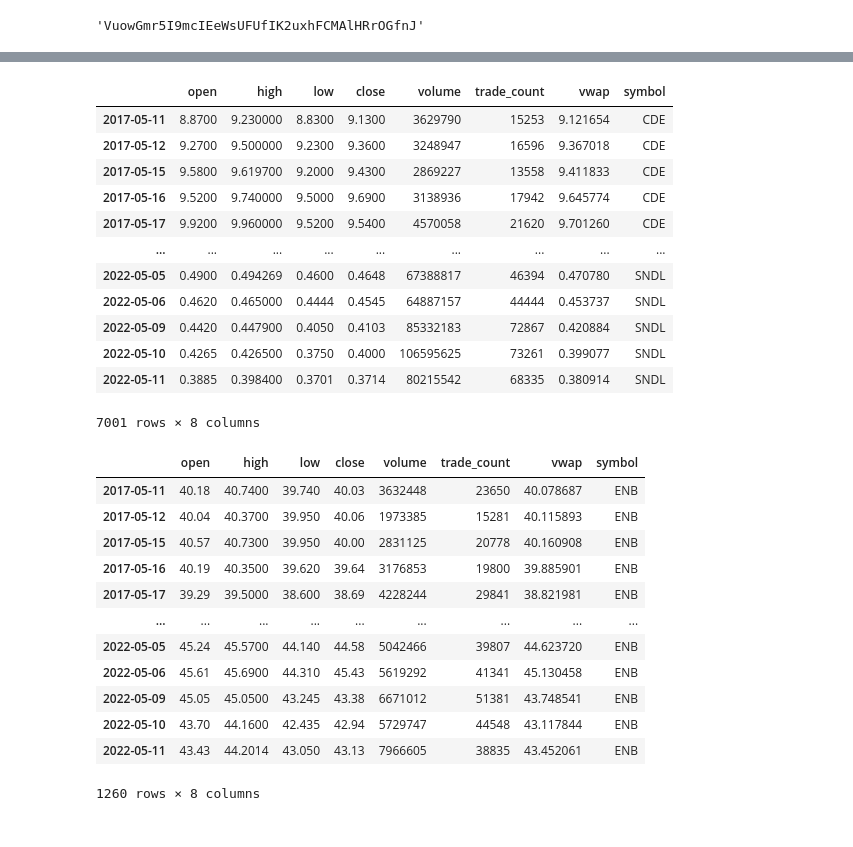
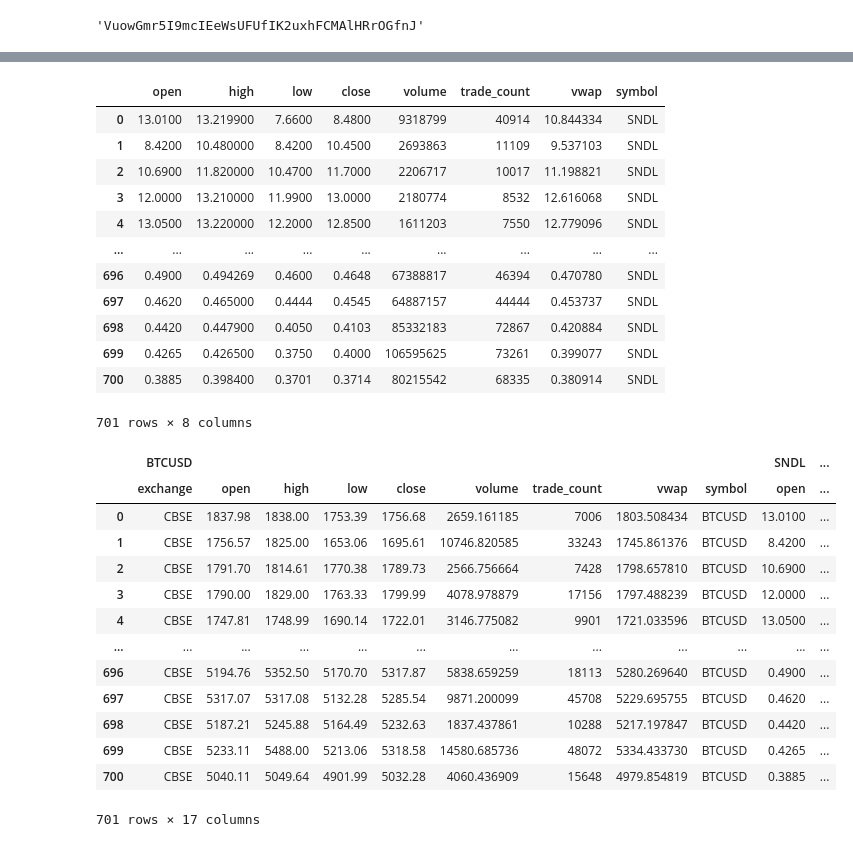
Before and after one commit to Crena94/Team-Penne, a Jupyter notebook: Analyzing_Stocks.ipynb, the cells around one changed output, grey strips where cells are left out. Cells and saved outputs as stored; diff of their text form; code cells hidden in the pictures.

```diff
--- a/Analyzing_Stocks.ipynb
+++ b/Analyzing_Stocks.ipynb
@@ -35,7 +34,7 @@ alpaca = tradeapi.REST(
 # %%
 #tickers = ["AAVEUSD", "ETHUSD"]#, "AMZN", "NFLX", "GOOG", "SPY"]
 #crypto_ticker = ["BTCUSD", "AAVEUSD", "ETHUSD", "LINKUSD", "BATUSD", "GRTUSD", "MATICUSD"]
-crypto_ticker = ["MATICUSD"]
+crypto_ticker = ["BTCUSD"]
 crypto_timeframe = "1Day"
 crypto_start_date = pd.Timestamp("2017-05-11", tz="America/New_York").isoformat()
 crypto_end_date = pd.Timestamp("2022-05-11", tz="America/New_York").isoformat()
@@ -51,7 +50,8 @@ crypto_closing_prices = alpaca.get_crypto_bars(
 #btc_closing_prices = btc_closing_prices[~btc_closing_prices.index.duplicated(keep='first')]
 
 crypto_closing_prices.index = crypto_closing_prices.index.date
+crypto_closing_prices.reset_index(inplace=True, drop=True)
 #crypto_closing_prices.index = crypto_closing_prices.index.drop_duplicates(keep='first')
-display(crypto_closing_prices.head(10))
+display(crypto_closing_prices.tail(10))
 # %% [output]
 |  | exchange | open | high | low | close | volume | trade_count | vwap | symbol |
@@ -68,5 +68,5 @@ display(crypto_closing_prices.head(10))
 # %%
-stock_ticker = ["SNDL", "CLNE", "RLGY", "CDE", "PFE", "ENB"]
+stock_ticker = ["SNDL"]#, "CLNE", "RLGY", "CDE", "PFE", "ENB"]
 stock_timeframe = "1Day"
 stock_start_date = pd.Timestamp("2017-05-11", tz="America/New_York").isoformat()
 stock_end_date = pd.Timestamp("2022-05-11", tz="America/New_York").isoformat()
@@ -79,35 +79,38 @@ initial_closing_prices = alpaca.get_bars(
 ).df
 
 initial_closing_prices.index = initial_closing_prices.index.date
+initial_closing_prices.reset_index(inplace=True, drop=True)
 initial_closing_prices
 # %% [output]
 |  | open | high | low | close | volume | trade_count | vwap | symbol |
-| 2017-05-11 | 8.8700 | 9.230000 | 8.8300 | 9.1300 | 3629790 | 15253 | 9.121654 | CDE |
-| 2017-05-12 | 9.2700 | 9.500000 | 9.2300 | 9.3600 | 3248947 | 16596 | 9.367018 | CDE |
-| 2017-05-15 | 9.5800 | 9.619700 | 9.2000 | 9.4300 | 2869227 | 13558 | 9.411833 | CDE |
-| 2017-05-16 | 9.5200 | 9.740000 | 9.5000 | 9.6900 | 3138936 | 17942 | 9.645774 | CDE |
-| 2017-05-17 | 9.9200 | 9.960000 | 9.5200 | 9.5400 | 4570058 | 21620 | 9.701260 | CDE |
+| 0 | 13.0100 | 13.219900 | 7.6600 | 8.4800 | 9318799 | 40914 | 10.844334 | SNDL |
+| 1 | 8.4200 | 10.480000 | 8.4200 | 10.4500 | 2693863 | 11109 | 9.537103 | SNDL |
+| 2 | 10.6900 | 11.820000 | 10.4700 | 11.7000 | 2206717 | 10017 | 11.198821 | SNDL |
+| 3 | 12.0000 | 13.210000 | 11.9900 | 13.0000 | 2180774 | 8532 | 12.616068 | SNDL |
+| 4 | 13.0500 | 13.220000 | 12.2000 | 12.8500 | 1611203 | 7550 | 12.779096 | SNDL |
 | ... | ... | ... | ... | ... | ... | ... | ... | ... |
-| 2022-05-05 | 0.4900 | 0.494269 | 0.4600 | 0.4648 | 67388817 | 46394 | 0.470780 | SNDL |
-| 2022-05-06 | 0.4620 | 0.465000 | 0.4444 | 0.4545 | 64887157 | 44444 | 0.453737 | SNDL |
-| 2022-05-09 | 0.4420 | 0.447900 | 0.4050 | 0.4103 | 85332183 | 72867 | 0.420884 | SNDL |
-| 2022-05-10 | 0.4265 | 0.426500 | 0.3750 | 0.4000 | 106595625 | 73261 | 0.399077 | SNDL |
-| 2022-05-11 | 0.3885 | 0.398400 | 0.3701 | 0.3714 | 80215542 | 68335 | 0.380914 | SNDL |
+| 696 | 0.4900 | 0.494269 | 0.4600 | 0.4648 | 67388817 | 46394 | 0.470780 | SNDL |
+| 697 | 0.4620 | 0.465000 | 0.4444 | 0.4545 | 64887157 | 44444 | 0.453737 | SNDL |
+| 698 | 0.4420 | 0.447900 | 0.4050 | 0.4103 | 85332183 | 72867 | 0.420884 | SNDL |
+| 699 | 0.4265 | 0.426500 | 0.3750 | 0.4000 | 106595625 | 73261 | 0.399077 | SNDL |
+| 700 | 0.3885 | 0.398400 | 0.3701 | 0.3714 | 80215542 | 68335 | 0.380914 | SNDL |
-7001 rows × 8 columns
+701 rows × 8 columns
 # %%
-df = initial_closing_prices.loc[initial_closing_prices["symbol"] == 'ENB']
-df
+combined_df = pd.concat([crypto_closing_prices, initial_closing_prices], axis=1, keys=['BTCUSD', 'SNDL'])
+combined_df = combined_df.dropna()
+combined_df
 # %% [output]
-|  | open | high | low | close | volume | trade_count | vwap | symbol |
-| 2017-05-11 | 40.18 | 40.7400 | 39.740 | 40.03 | 3632448 | 23650 | 40.078687 | ENB |
-| 2017-05-12 | 40.04 | 40.3700 | 39.950 | 40.06 | 1973385 | 15281 | 40.115893 | ENB |
-| 2017-05-15 | 40.57 | 40.7300 | 39.950 | 40.00 | 2831125 | 20778 | 40.160908 | ENB |
-| 2017-05-16 | 40.19 | 40.3500 | 39.620 | 39.64 | 3176853 | 19800 | 39.885901 | ENB |
-| 2017-05-17 | 39.29 | 39.5000 | 38.600 | 38.69 | 4228244 | 29841 | 38.821981 | ENB |
-| ... | ... | ... | ... | ... | ... | ... | ... | ... |
-| 2022-05-05 | 45.24 | 45.5700 | 44.140 | 44.58 | 5042466 | 39807 | 44.623720 | ENB |
-| 2022-05-06 | 45.61 | 45.6900 | 44.310 | 45.43 | 5619292 | 41341 | 45.130458 | ENB |
-| 2022-05-09 | 45.05 | 45.0500 | 43.245 | 43.38 | 6671012 | 51381 | 43.748541 | ENB |
-| 2022-05-10 | 43.70 | 44.1600 | 42.435 | 42.94 | 5729747 | 44548 | 43.117844 | ENB |
-| 2022-05-11 | 43.43 | 44.2014 | 43.050 | 43.13 | 7966605 | 38835 | 43.452061 | ENB |
+|  | BTCUSD |  |  |  |  |  |  |  |  | SNDL | ... |
+|  | exchange | open | high | low | close | volume | trade_count | vwap | symbol | open | ... |
+| 0 | CBSE | 1837.98 | 1838.00 | 1753.39 | 1756.68 | 2659.161185 | 7006 | 1803.508434 | BTCUSD | 13.0100 | ... |
+| 1 | CBSE | 1756.57 | 1825.00 | 1653.06 | 1695.61 | 10746.820585 | 33243 | 1745.861376 | BTCUSD | 8.4200 | ... |
+| 2 | CBSE | 1791.70 | 1814.61 | 1770.38 | 1789.73 | 2566.756664 | 7428 | 1798.657810 | BTCUSD | 10.6900 | ... |
+| 3 | CBSE | 1790.00 | 1829.00 | 1763.33 | 1799.99 | 4078.978879 | 17156 | 1797.488239 | BTCUSD | 12.0000 | ... |
+| 4 | CBSE | 1747.81 | 1748.99 | 1690.14 | 1722.01 | 3146.775082 | 9901 | 1721.033596 | BTCUSD | 13.0500 | ... |
+| ... | ... | ... | ... | ... | ... | ... | ... | ... | ... | ... | ... |
+| 696 | CBSE | 5194.76 | 5352.50 | 5170.70 | 5317.87 | 5838.659259 | 18113 | 5280.269640 | BTCUSD | 0.4900 | ... |
+| 697 | CBSE | 5317.07 | 5317.08 | 5132.28 | 5285.54 | 9871.200099 | 45708 | 5229.695755 | BTCUSD | 0.4620 | ... |
+| 698 | CBSE | 5187.21 | 5245.88 | 5164.49 | 5232.63 | 1837.437861 | 10288 | 5217.197847 | BTCUSD | 0.4420 | ... |
+| 699 | CBSE | 5233.11 | 5488.00 | 5213.06 | 5318.58 | 14580.685736 | 48072 | 5334.433730 | BTCUSD | 0.4265 | ... |
+| 700 | CBSE | 5040.11 | 5049.64 | 4901.99 | 5032.28 | 4060.436909 | 15648 | 4979.854819 | BTCUSD | 0.3885 | ... |
-1260 rows × 8 columns
+701 rows × 17 columns
```
Also changed, not shown: parts of 7 cells of this notebook, 1 other file.
